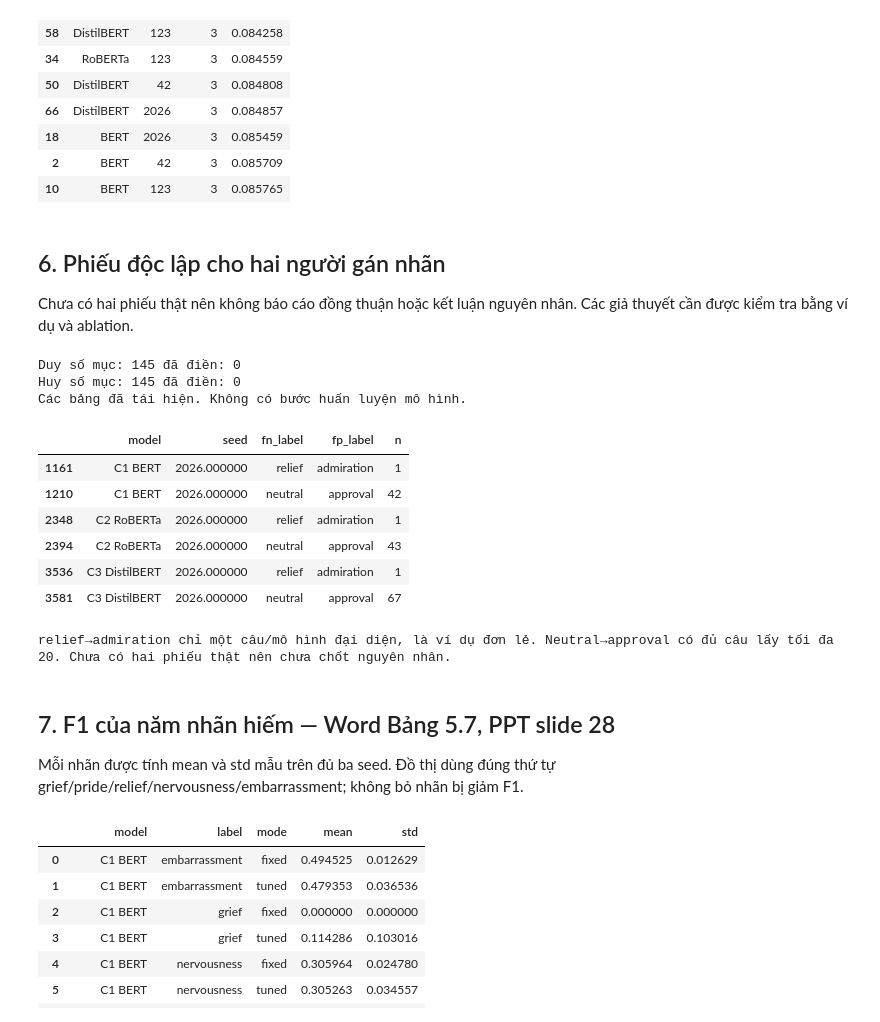
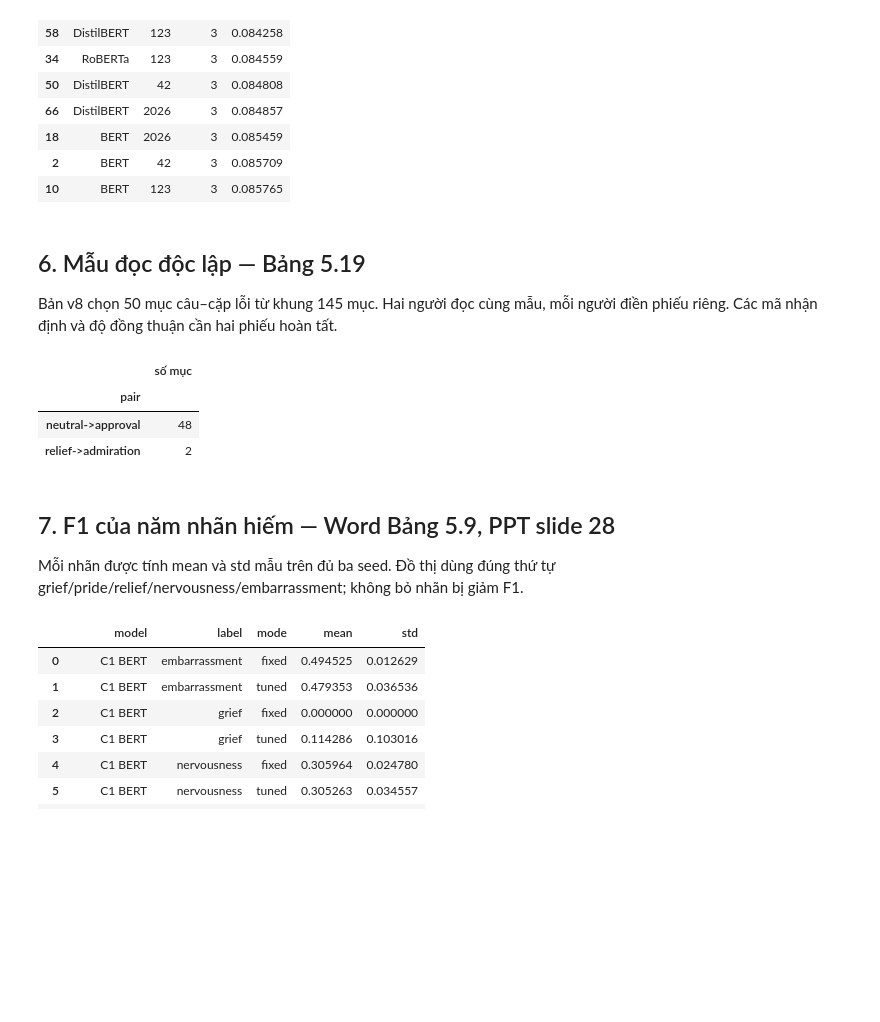
Before and after one commit to dzyuu1612/goemotions-multilabel-classification, a Jupyter notebook: notebooks/GoEmotions_ToanBo_QuyTrinh.ipynb, the cells around one changed output. Drawn from its saved outputs; the diff is of its cells as text; code cells hidden in the pictures; blank space fills up the shorter version.

Commit message:
Publish notebooks and verified results for IEEE v8

```diff
--- a/notebooks/GoEmotions_ToanBo_QuyTrinh.ipynb
+++ b/notebooks/GoEmotions_ToanBo_QuyTrinh.ipynb
@@ -2190,30 +2192,21 @@ BCE validation thấp nhất:
 | 2 | BERT | 42 | 3 | 0.085709 |
 | 10 | BERT | 123 | 3 | 0.085765 |
 # %% [markdown]
-## 6. Phiếu độc lập cho hai người gán nhãn
-Chưa có hai phiếu thật nên không báo cáo đồng thuận hoặc kết luận nguyên nhân. Các giả thuyết cần được kiểm tra bằng ví dụ và ablation.
+## 6. Mẫu đọc độc lập — Bảng 5.19
+
+Bản v8 chọn 50 mục câu–cặp lỗi từ khung 145 mục. Hai người đọc cùng mẫu, mỗi người điền phiếu riêng. Các mã nhận định và độ đồng thuận cần hai phiếu hoàn tất.
 # %%
-for name in ["Duy","Huy"]:
-    form = pd.read_csv(folder / f"results/phieu_doc_lap_{name}.csv")
-    print(name, "số mục:", len(form), "đã điền:", int(form.nhan_thu_cong.notna().sum()))
-print("Các bảng đã tái hiện. Không có bước huấn luyện mô hình.")
-pairs=pd.read_csv(folder/'results/pair_counts_long.csv')
-display(pairs[(pairs.seed==2026)&(((pairs.fn_label=='relief')&(pairs.fp_label=='admiration'))|((pairs.fn_label=='neutral')&(pairs.fp_label=='approval')))])
-print('relief→admiration chỉ một câu/mô hình đại diện, là ví dụ đơn lẻ. Neutral→approval có đủ câu lấy tối đa 20. Chưa có hai phiếu thật nên chưa chốt nguyên nhân.')
+from experiments.report_v8.verify_tables import annotation_sample
+
+read_sample = annotation_sample()
+display(read_sample.groupby('pair').size().rename('số mục').to_frame())
 # %% [output]
-Duy số mục: 145 đã điền: 0
-Huy số mục: 145 đã điền: 0
-Các bảng đã tái hiện. Không có bước huấn luyện mô hình.
-|  | model | seed | fn_label | fp_label | n |
-| 1161 | C1 BERT | 2026.000000 | relief | admiration | 1 |
-| 1210 | C1 BERT | 2026.000000 | neutral | approval | 42 |
-| 2348 | C2 RoBERTa | 2026.000000 | relief | admiration | 1 |
-| 2394 | C2 RoBERTa | 2026.000000 | neutral | approval | 43 |
-| 3536 | C3 DistilBERT | 2026.000000 | relief | admiration | 1 |
-| 3581 | C3 DistilBERT | 2026.000000 | neutral | approval | 67 |
+|  | số mục |
+| pair |  |
+| neutral->approval | 48 |
+| relief->admiration | 2 |
-relief→admiration chỉ một câu/mô hình đại diện, là ví dụ đơn lẻ. Neutral→approval có đủ câu lấy tối đa 20. Chưa có hai phiếu thật nên chưa chốt nguyên nhân.
 # %% [markdown]
-## 7. F1 của năm nhãn hiếm — Word Bảng 5.7, PPT slide 28
+## 7. F1 của năm nhãn hiếm — Word Bảng 5.9, PPT slide 28
 Mỗi nhãn được tính mean và std mẫu trên đủ ba seed. Đồ thị dùng đúng thứ tự grief/pride/relief/nervousness/embarrassment; không bỏ nhãn bị giảm F1.
 # %%
 per_label=pd.read_csv(folder/'results/label_tpfpfn.csv')
```
Also changed, not shown: parts of 18 cells of this notebook, 51 other files.
